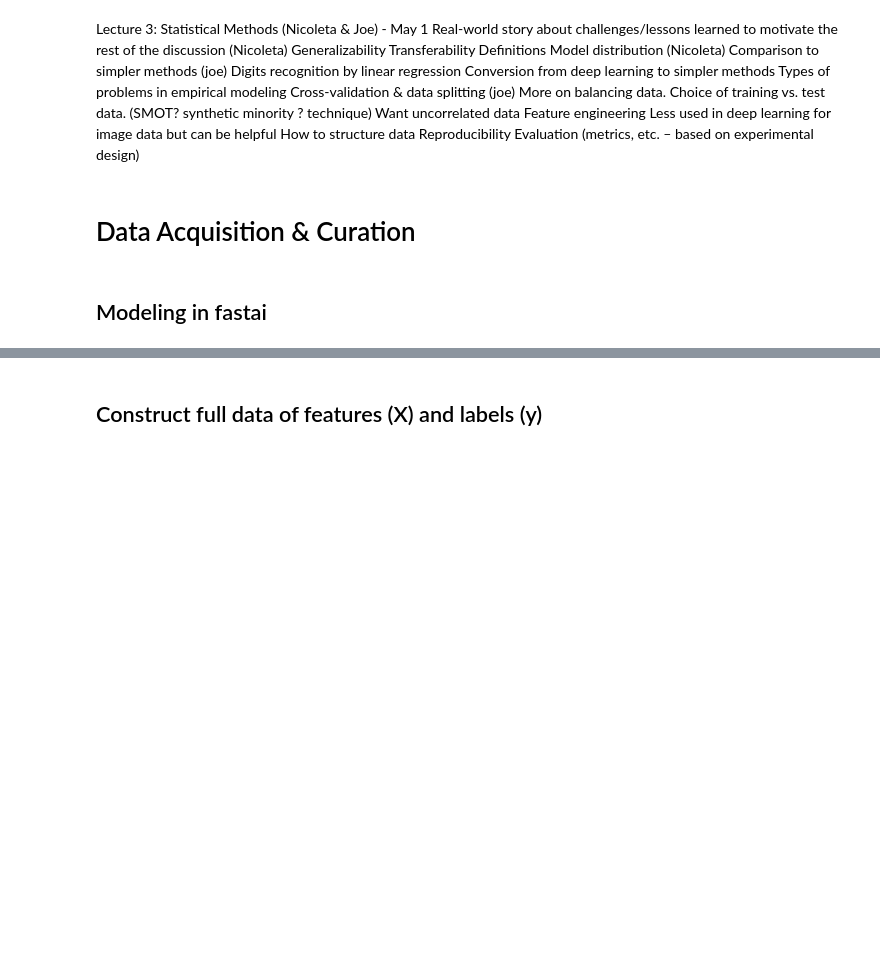
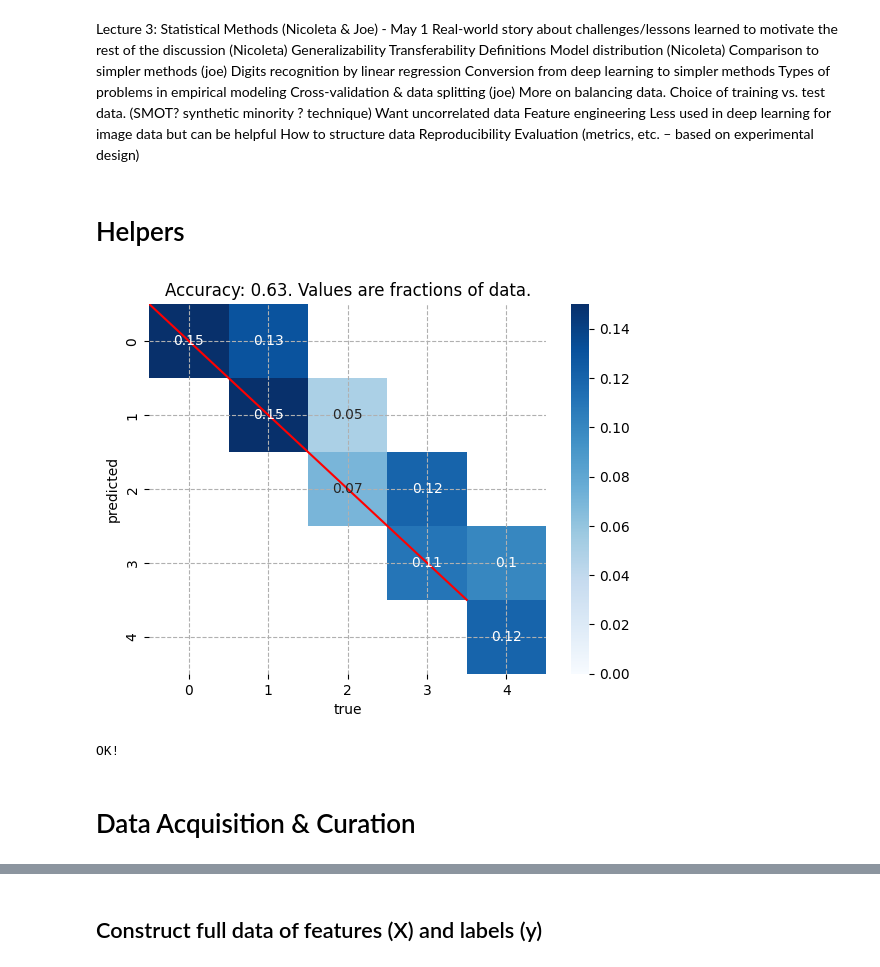
Before and after one commit to joseph-hellerstein/keras, a Jupyter notebook: notebooks/model_selection_evaluation_pt1.ipynb, the cells around one changed output, grey strips where cells are left out. Cells and saved outputs as stored; diff of their text form; code cells hidden in the pictures; blank space fills up the shorter version.

```diff
--- a/notebooks/model_selection_evaluation_pt1.ipynb
+++ b/notebooks/model_selection_evaluation_pt1.ipynb
@@ -50,3 +35,80 @@ Less used in deep learning for image data but can be helpful
 How to structure data
 Reproducibility
 Evaluation (metrics, etc. – based on experimental design)
+# %% [markdown]
+# Helpers
+# %%
+def plotConfusionMatrix(y_true:np.ndarray[int], y_pred:np.ndarray[int]):
+    """
+    Plots the confusion matrix for the classifications. Values are fraction of data.
+
+    Args:
+        y_true: True labels
+        y_pred: Predicted labels
+    """
+    num_label = len(set(y_true))
+    data_len = len(y_true)
+    mat = tf.math.confusion_matrix(y_true, y_pred)
+    frc_mat = np.round(mat/data_len, 2)
+    mask_mat = np.repeat(True, num_label*num_label)
+    mask_mat = np.reshape(mask_mat, (num_label, num_label))
+    for yt in range(num_label):
+        for yp in range(num_label):
+            if not np.isclose(frc_mat[yp, yt], 0):
+                mask_mat[yp, yt] = False
+    #
+    _ = sns.heatmap(np.transpose(frc_mat), cmap="Blues", annot=True,
+                    annot_kws={'fontsize': 10},
+                    mask=np.transpose(mask_mat),
+                 vmin=0)
+    accuracy = np.round(balanced_accuracy_score(y_true, y_pred), 2)
+    plt.grid(linestyle="--")
+    plt.ylabel("predicted")
+    plt.xlabel("true")
+    plt.plot(range(num_label), range(num_label), c="red")
+    plt.title("Accuracy: {accuracy}. Values are fractions of data.".format(accuracy = accuracy))
+    plt.show()
+
+# Tests
+y_true = np.random.randint(0, 5, 100)
+y_pred = y_true + np.random.randint(-1, 1, 100)
+y_pred = np.maximum(y_pred, 0)
+plotConfusionMatrix(y_true, y_pred)
+# %% [output]
+[figure, added]
+# %%
+def makeDigitData(datatype:str)->(np.ndarray, np.ndarray):
+    """
+    Uses last construction of the digit data. The image is flattened.
+
+    Args:
+        datatype: "testing", "training"
+    Returns:
+        ndarray: feature matrix
+        ndarray: label vector
+    """
+    base_path = os.path.join(cn.DATA_MNIST_SMALL, datatype)
+    ddirs = os.listdir(base_path)
+    X_data = []
+    y_arr = np.array([])
+    for ddir in ddirs:
+        this_ddir = os.path.join(base_path, ddir)
+        ffiles = os.listdir(this_ddir)
+        label_arr = np.repeat(int(ddir), len(ffiles))
+        y_arr = np.concatenate((y_arr, label_arr))
+        for ffile in ffiles:
+            path = os.path.join(this_ddir, ffile)
+            img = Image.open(path)
+            mat = np.asarray(img)
+            arr = mat.flatten()
+            X_data.append(arr)
+    X_mat = np.stack(X_data)
+    return X_mat, y_arr
+
+# Tests
+X_mat, y_data = makeDigitData(cn.TRAINING)
+num_sample = np.shape(X_mat)[0]
+assert(num_sample == np.shape(y_data)[0])
+print("OK!")
+# %% [output]
+OK!
@@ -53,4 +160,2 @@ Evaluation (metrics, etc. – based on experimental design)
 # %% [markdown]
 # Data Acquisition & Curation
-# %% [markdown]
-## Modeling in fastai
```
Also changed, not shown: parts of 44 cells of this notebook.
